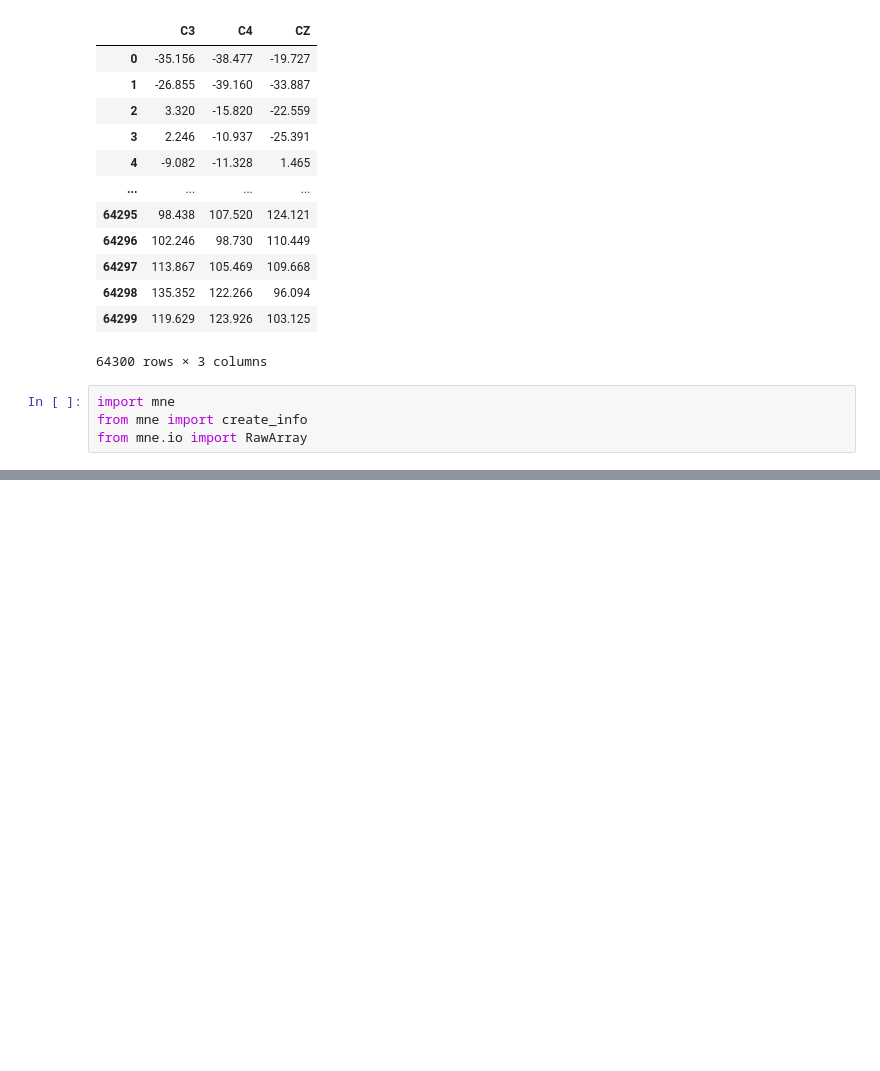
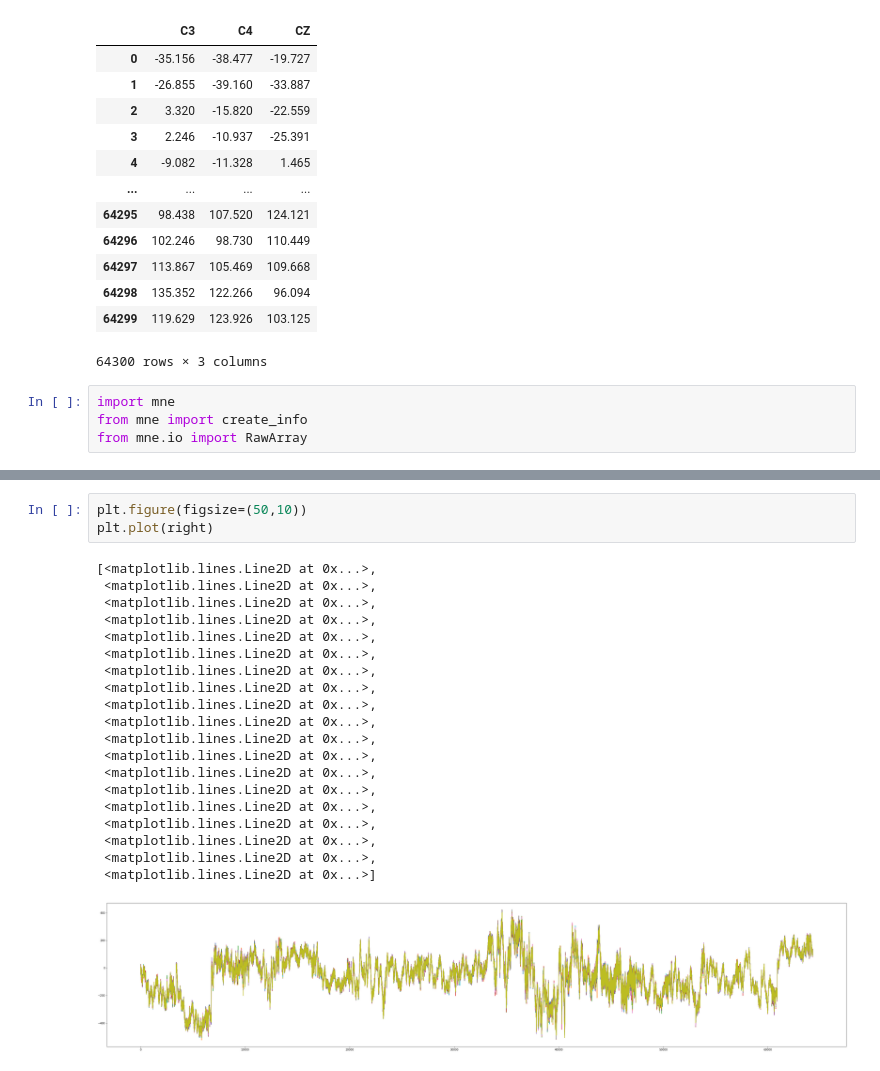
Before and after one commit to anuj-guptaa/EEG-Group7, a Jupyter notebook: eeg prepro.ipynb, the cells around one changed output, grey strips where cells are left out. Saved outputs shown, nothing was run; the diff lists cells and outputs as text; blank space fills up the shorter version.

```diff
--- a/eeg prepro.ipynb
+++ b/eeg prepro.ipynb
@@ -212,0 +208,24 @@ left0.plot()
+# %%
+plt.figure(figsize=(50,10))
+plt.plot(right)
+# %% [output]
+[<matplotlib.lines.Line2D at 0x...>,
+ <matplotlib.lines.Line2D at 0x...>,
+ <matplotlib.lines.Line2D at 0x...>,
+ <matplotlib.lines.Line2D at 0x...>,
+ <matplotlib.lines.Line2D at 0x...>,
+ <matplotlib.lines.Line2D at 0x...>,
+ <matplotlib.lines.Line2D at 0x...>,
+ <matplotlib.lines.Line2D at 0x...>,
+ <matplotlib.lines.Line2D at 0x...>,
+ <matplotlib.lines.Line2D at 0x...>,
+ <matplotlib.lines.Line2D at 0x...>,
+ <matplotlib.lines.Line2D at 0x...>,
+ <matplotlib.lines.Line2D at 0x...>,
+ <matplotlib.lines.Line2D at 0x...>,
+ <matplotlib.lines.Line2D at 0x...>,
+ <matplotlib.lines.Line2D at 0x...>,
+ <matplotlib.lines.Line2D at 0x...>,
+ <matplotlib.lines.Line2D at 0x...>,
+ <matplotlib.lines.Line2D at 0x...>]
+[figure, added]
```
Also changed, not shown: parts of 16 cells of this notebook.
